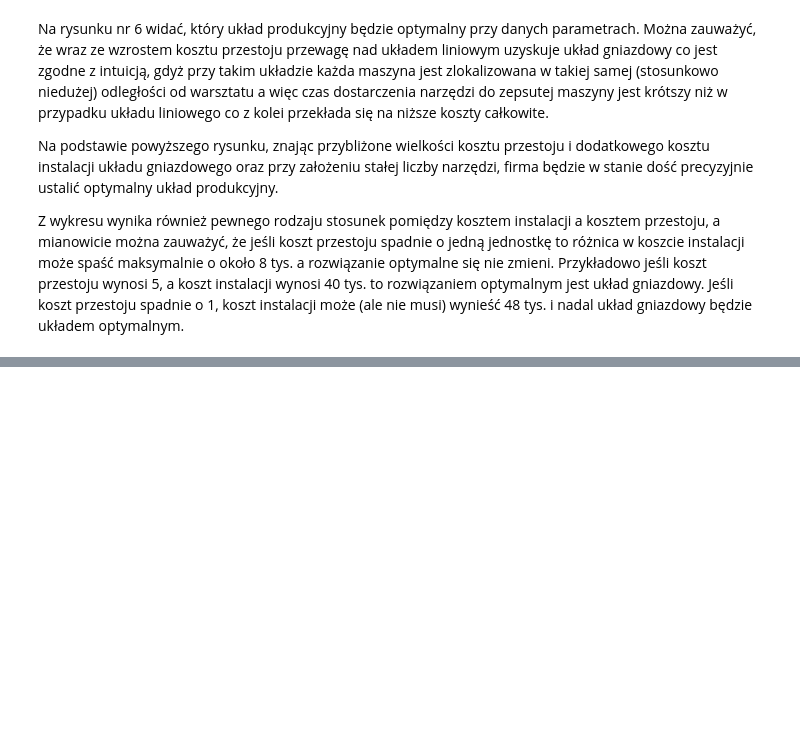
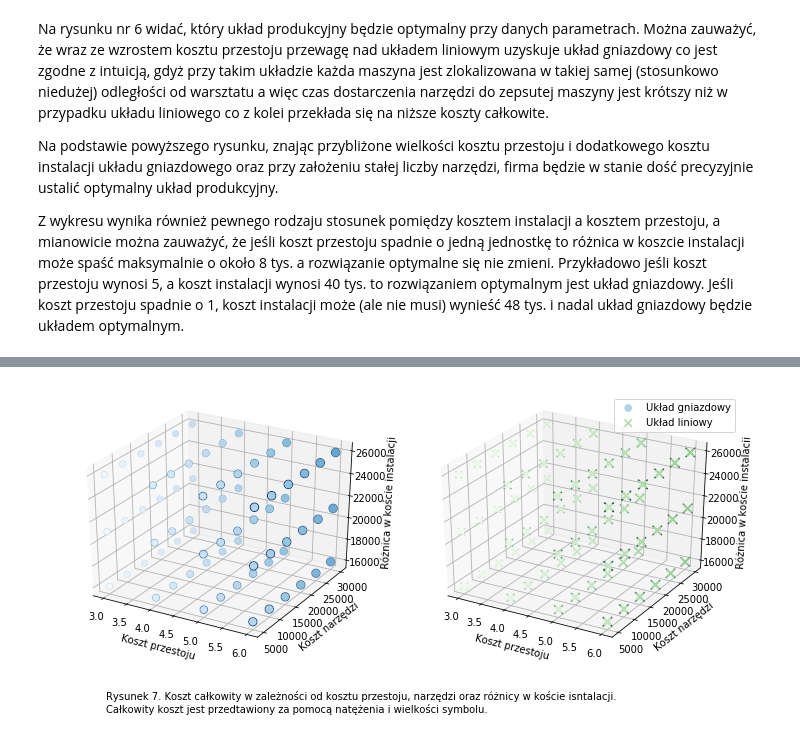
Before and after one commit to fmordarski/Gwintex, a Jupyter notebook: Raport_GWINTEX.ipynb, the cells around one changed output, grey strips where cells are left out. Drawn from its saved outputs; the diff is of its cells as text; code cells hidden in the pictures; blank space fills up the shorter version.

```diff
--- a/Raport_GWINTEX.ipynb
+++ b/Raport_GWINTEX.ipynb
@@ -384,0 +437,64 @@ Z wykresu wynika również pewnego rodzaju stosunek pomiędzy kosztem instalacji
+# %%
+unit_costs = range(3, 7)
+tools_costs = range(5000, 31000, 5000)
+tools = range(1, 6)
+results = {}
+data = pd.DataFrame()
+cost_instalments = range(16000, 30001, 5000)
+
+for cost_inst in cost_instalments:
+    for m in tools:
+        for c in unit_costs:
+            for m_cost in tools_costs:
+                results[(m, c, m_cost, "G",cost_inst)] = run_model(iterations, horizon, avg_working_time, avg_repair_time,
+                                                 n, m, "G", c, cost_inst, m_cost)[1]
+                results[(m, c, m_cost, "L",cost_inst)] = run_model(iterations, horizon, avg_working_time, avg_repair_time,
+                                                 n, m, "L", c, cost_inst, m_cost)[1]
+                data = data.append({"Liczba narzedzi": m, "Koszt jedn.": c, "Koszt zestawu": m_cost, "Ustawienie": "G", "Koszt instalacji":cost_inst,
+                                "Calkowity koszt": results[(m, c, m_cost, "G",cost_inst)]}, ignore_index=True)
+                data = data.append({"Liczba narzedzi": m, "Koszt jedn.": c, "Koszt zestawu": m_cost, "Ustawienie": "L","Koszt instalacji":cost_inst,
+                                "Calkowity koszt": results[(m, c, m_cost, "L",cost_inst)]}, ignore_index=True)
+# %%
+from mpl_toolkits import mplot3d
+import numpy as np
+import matplotlib.pyplot as plt
+
+fig = plt.figure(
+    figsize=plt.figaspect(0.4)
+)
+ax = fig.add_subplot(1, 2, 1, projection='3d')
+
+
+z_line = data[data["Ustawienie"]=="G"]["Koszt instalacji"]
+x_line = data[data["Ustawienie"]=="G"]["Koszt jedn."]
+y_line = data[data["Ustawienie"]=="G"]["Koszt zestawu"]
+s_line = data[data["Ustawienie"]=="G"]["Calkowity koszt"]/10000
+
+z_lineL = data[data["Ustawienie"]=="L"]["Koszt instalacji"]
+x_lineL= data[data["Ustawienie"]=="L"]["Koszt jedn."]
+y_lineL = data[data["Ustawienie"]=="L"]["Koszt zestawu"]
+s_lineL = data[data["Ustawienie"]=="L"]["Calkowity koszt"]/10000
+
+
+
+scat1=ax.scatter3D(x_line, y_line, z_line, 'gray',marker='o',s=s_line,c=s_line, cmap = cm.Blues)
+ax.set_xlabel("Koszt przestoju")
+ax.set_ylabel("Koszt narzędzi")
+ax.set_zlabel("Różnica w koście instalacji")
+
+ax = fig.add_subplot(1, 2, 2, projection='3d')
+
+
+
+scat2=ax.scatter3D(x_lineL, y_lineL, z_lineL, 'gray', marker='x',s=s_lineL,c=s_lineL, cmap = cm.Greens)
+ax.set_xlabel("Koszt przestoju")
+ax.set_ylabel("Koszt narzędzi")
+ax.set_zlabel("Różnica w koście instalacji")
+#ax.set_title("Koszt całkowity w zależności od trzech rodzajów kosztu.",size=14,loc='left')
+ax.legend([scat1, scat2], ['Układ gniazdowy', 'Układ liniowy'], numpoints = 1,loc="upper right")
+plt.tight_layout()
+fig.text(.1, -0.2, "Rysunek 7. Koszt całkowity w zależności od kosztu przestoju, narzędzi oraz różnicy w koście isntalacji. \n"
+                     "Całkowity koszt jest przedtawiony za pomocą natężenia i wielkości symbolu. \n", ha='left')
+plt.show()
+# %% [output]
+[figure, added]
```
Also changed, not shown: parts of 10 cells of this notebook.
